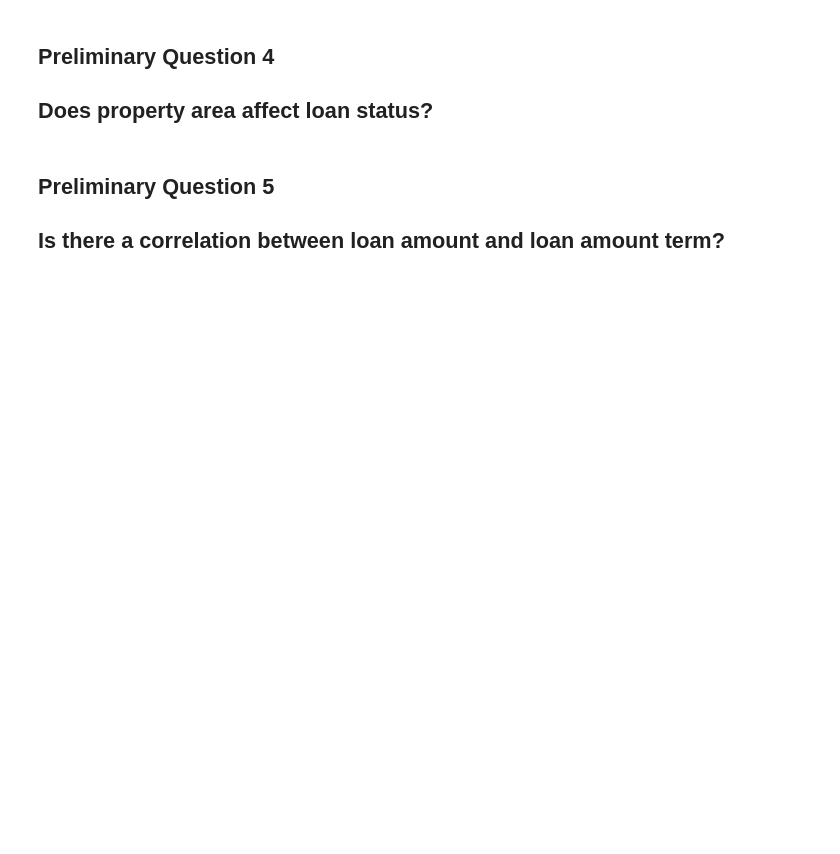
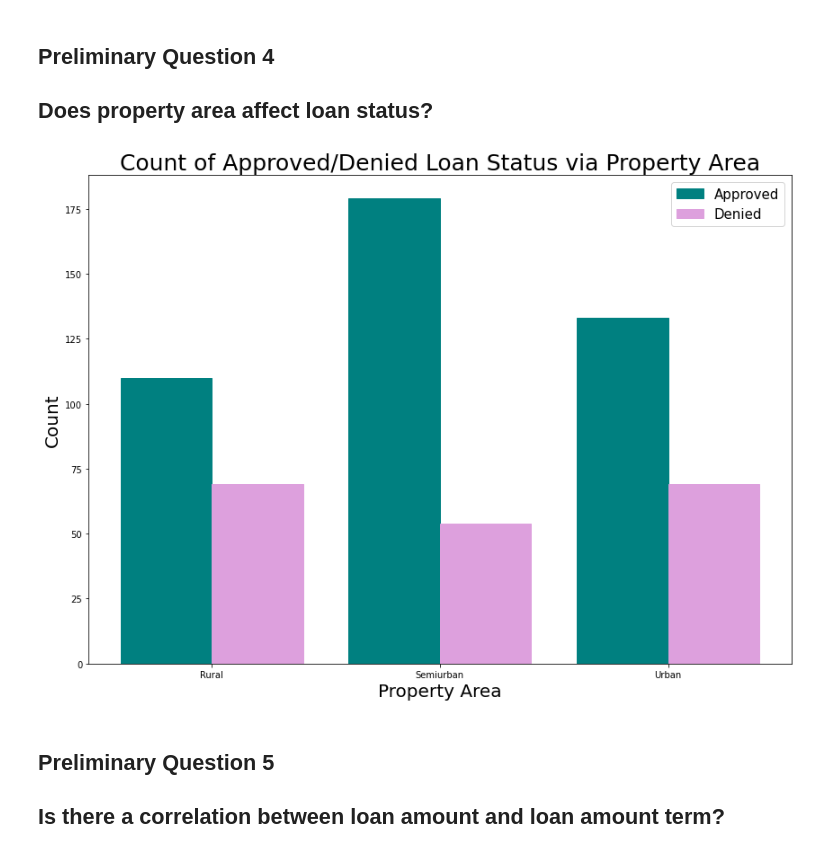
Before and after one commit to spa542/DSCI470, a Jupyter notebook: Project_2_Loan_Prediction_Dataset/Loan_Prediction_Dataset_Playground.ipynb, the cells around one changed output. Cells and saved outputs as stored; diff of their text form; code cells hidden in the pictures; blank space fills up the shorter version.

```diff
--- a/Project_2_Loan_Prediction_Dataset/Loan_Prediction_Dataset_Playground.ipynb
+++ b/Project_2_Loan_Prediction_Dataset/Loan_Prediction_Dataset_Playground.ipynb
@@ -135,6 +182,26 @@ lp_df.head(25)
 # %% [markdown]
 ## Preliminary Question 4
 ## Does property area affect loan status?
+# %%
+sub_lp_df = lp_df[['Property_Area', 'Loan_Status']]
+property_area_approved = sub_lp_df.loc[sub_lp_df['Loan_Status'] == 'Y'].groupby(by='Property_Area').count()
+property_area_denied = sub_lp_df.loc[sub_lp_df['Loan_Status'] == 'N'].groupby(by='Property_Area').count()
+rural_approved, semiurban_approved, urban_approved = property_area_approved['Loan_Status']
+rural_denied, semiurban_denied, urban_denied = property_area_denied['Loan_Status']
+
+plt.figure(figsize=(14,10))
+barlist1 = plt.bar(['Rural Approved', 'Semiurban Approved', 'Urban Approved'], [rural_approved, semiurban_approved, urban_approved], width=0.4)
+barlist2 = plt.bar([0.4, 1.4, 2.4], [rural_denied, semiurban_denied, urban_denied], width=0.4)
+list(map(lambda bar: bar.set_color('teal'), barlist1))
+list(map(lambda bar: bar.set_color('plum'), barlist2))
+plt.xticks(np.arange(0, 3, 1.0) + 0.4 / 2, ['Rural', 'Semiurban', 'Urban'])
+plt.title('Count of Approved/Denied Loan Status via Property Area', fontsize=25)
+plt.xlabel('Property Area', fontsize=20)
+plt.ylabel('Count', fontsize=20)
+plt.legend(['Approved', 'Denied'], fontsize=15)
+plt.show()
+# %% [output]
+[figure, added]
 # %% [markdown]
 ## Preliminary Question 5
 ## Is there a correlation between loan amount and loan amount term?
```
Also changed, not shown: parts of 5 cells of this notebook.
